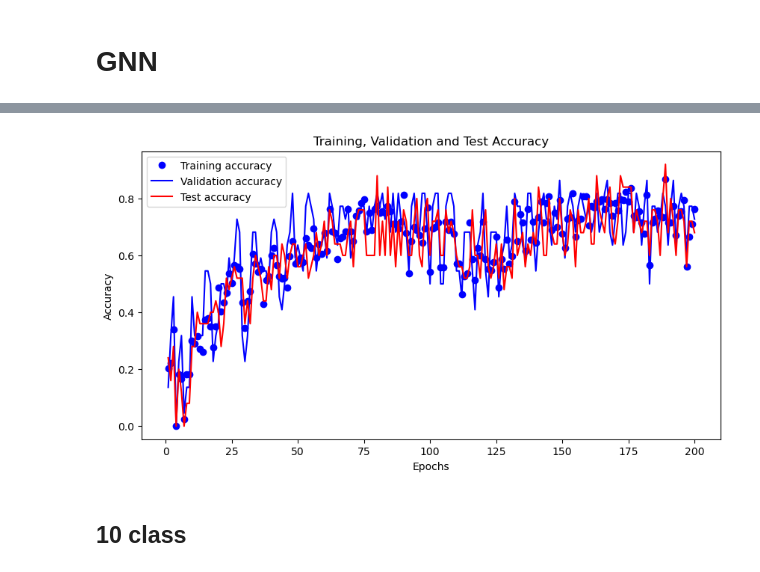
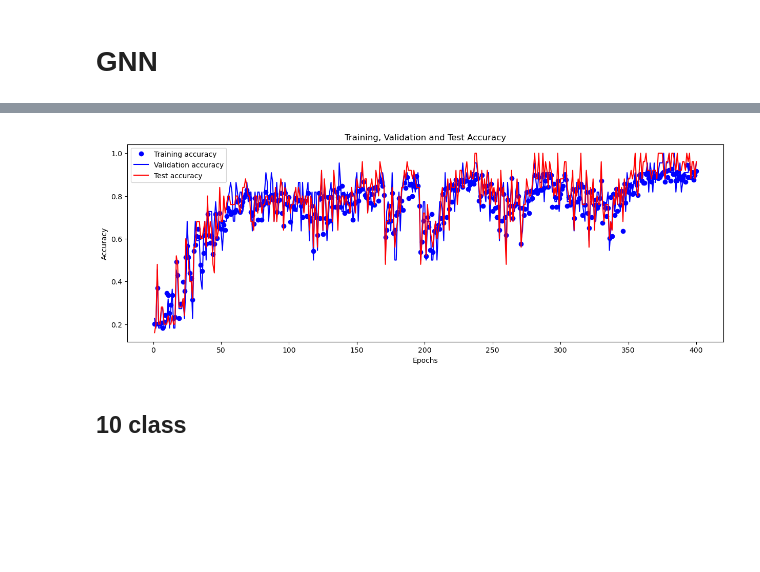
Before and after one commit to KottonP/midi2vec-master, a Jupyter notebook: Slac Hetero Graph.ipynb, the cells around one changed output, grey strips where cells are left out. Saved outputs shown, nothing was run; the diff lists cells and outputs as text; code cells hidden in the pictures; blank space fills up the shorter version.

```diff
--- a/Slac Hetero Graph.ipynb
+++ b/Slac Hetero Graph.ipynb
@@ -212,7 +212,7 @@ class GCN(torch.nn.Module):
         return x
 
 
-model_5 = GCN(hidden_channels=16, out_channels=len(set(lb.classes_)))
+model_5 = GCN(hidden_channels=32, out_channels=len(set(lb.classes_)))
 model_5 = to_hetero(model_5, H_5.metadata(), aggr='sum')
 # model_5 = torch_geometric.compile(model_5)
 # %%
@@ -241,9 +241,12 @@ def test5():
     return accs
 # %%
 acc_lists = {'train': [], 'val': [], 'test': []}
-for epoch in range(1, 201):
+loss_list = []
+for epoch in range(1, 401):
     loss = train5()
     train_acc, val_acc, test_acc = test5()
+
+    loss_list.append(loss)
 
     acc_lists['train'].append(train_acc)
     acc_lists['val'].append(val_acc)
@@ -272,21 +275,21 @@ Epoch: 200, Loss: 2098.7715, Train: 0.7635, Val: 0.7273, Test: 0.6800
 # %%
 epochs = range(1, len(acc_lists['train']) + 1)
 
-fig = plt.figure(figsize=(10, 5))
+fig = plt.figure(figsize=(15, 5))
 
 plt.plot(epochs, acc_lists['train'], 'bo', label='Training accuracy')
 plt.plot(epochs, acc_lists['val'], 'b', label='Validation accuracy')
 plt.plot(epochs, acc_lists['test'], 'r', label='Test accuracy')
 plt.title('Training, Validation and Test Accuracy')
 plt.xlabel('Epochs')
 plt.ylabel('Accuracy')
 plt.legend()
 
 
 
 plt.show()
 # %% [output]
-[figure, old version]
+[figure, new version]
 # %% [markdown]
 ## 10 class
 # %%
```
Also changed, not shown: parts of 6 cells of this notebook.
